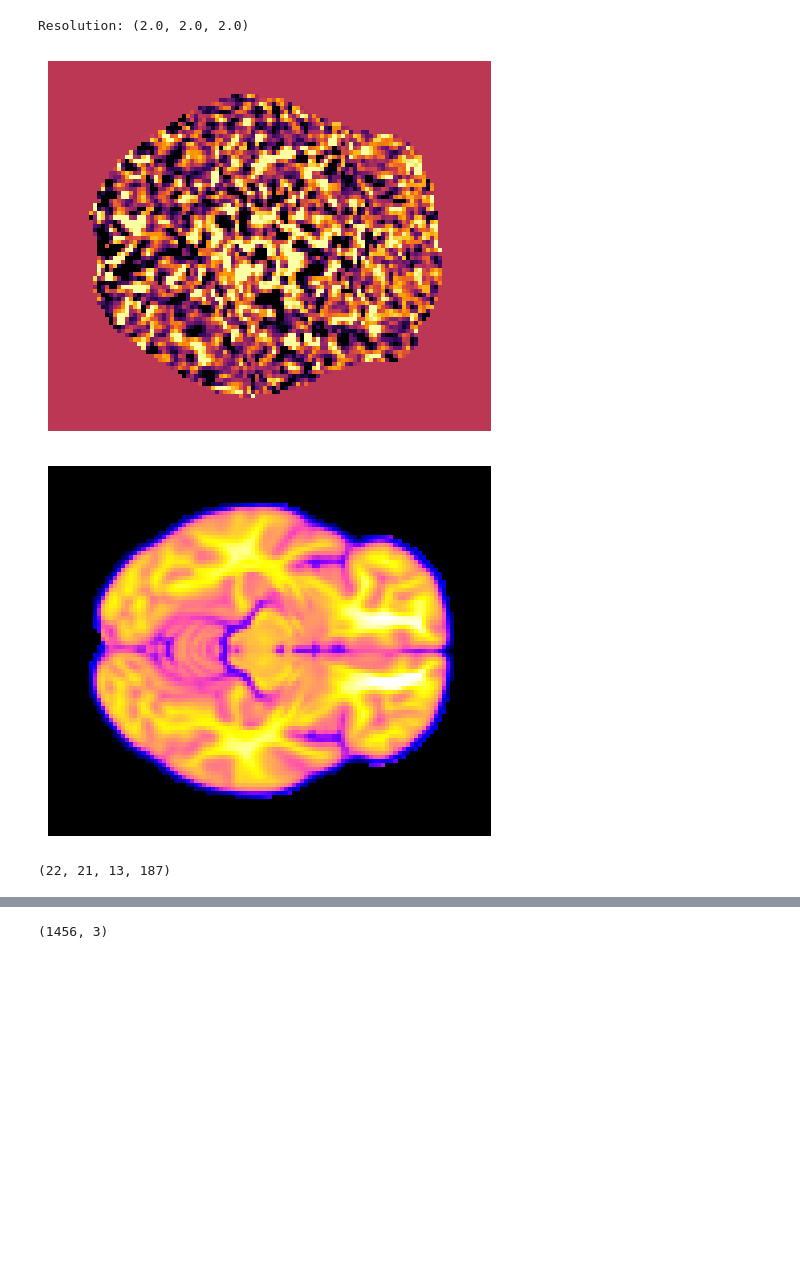
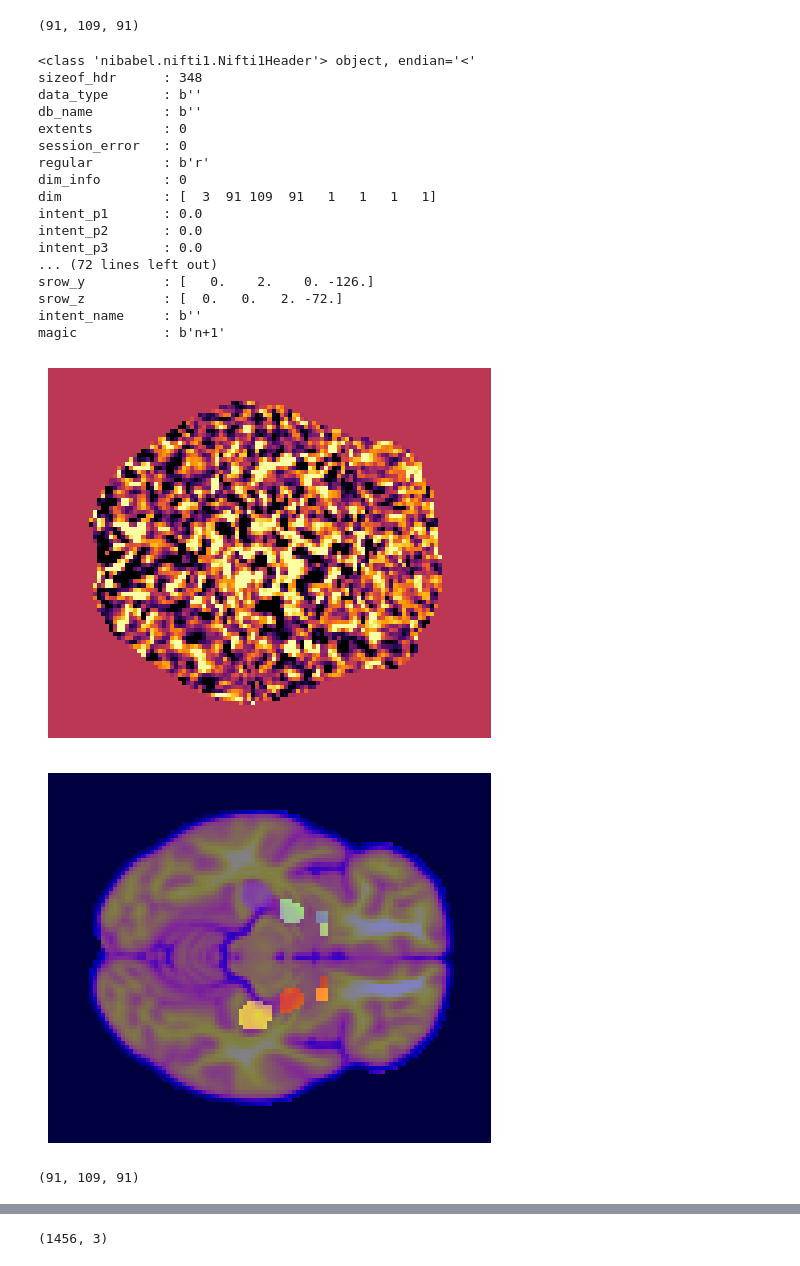
Before and after one commit to WilliamsPanLab/PsychedProps, a Jupyter notebook: scripts/imes4d_attempt.ipynb, the cells around one changed output, grey strips where cells are left out. Saved outputs shown, nothing was run; the diff lists cells and outputs as text; code cells hidden in the pictures; blank space fills up the shorter version.

```diff
--- a/scripts/imes4d_attempt.ipynb
+++ b/scripts/imes4d_attempt.ipynb
@@ -21,16 +24,20 @@ Resolution: (2.0, 2.0, 2.0, 1.0)
 # %%
 import matplotlib.pyplot as plt
+#nifti_data.shape
+segmentation_data.shape
+# %% [output]
+(91, 109, 91)
 # %%
 # Define the bounding box coordinates
-y_start, y_end = 45, 66
-x_start, x_end = 33, 55
-z_start, z_end = 33, 46
+y_start, y_end = 43, 64
+x_start, x_end = 33, 57
+z_start, z_end = 34, 46
 
 # Extract the spatial subset
 subset = nifti_data[x_start:x_end, y_start:y_end, z_start:z_end,:]
 
 # and plot slices on MNI to clarify exactly what space is being inquiried
-mni_path = '/Users/adam/Downloads/MNI152_T1_2mm_Brain.nii.gz'
+mni_path = '/Users/panlab/Downloads/MNI152_T1_2mm_Brain.nii.gz'
 # Load the NIfTI file
 mni_image = nib.load(mni_path)
 mni_data=mni_image.get_fdata()
@@ -40,25 +47,42 @@ mnisubset = mni_data[x_start:x_end, y_start:y_end, z_start:z_end]
 # Get the header from the NIfTI image
 nifti_header = mni_image.header
 
-# Retrieve the resolution
-resolution = nifti_header.get_zooms()
-
-# Print the resolution
-print("Resolution:", resolution)
-
-# Plot the central slice along the z-axis (assuming it's the axial plane)
-z_slice = 30
-plt.imshow(nifti_data[:, :, z_slice,0], cmap='inferno',vmin=-10, vmax=10)
-plt.axis('off')
-plt.show()
-
-plt.imshow(mni_data[:, :, z_slice], cmap='gnuplot2',vmin=0,vmax=8000)
-plt.axis('off')
-plt.show()
-
-subset.shape
+# compare segmentation header and mni header
+print(nifti_header)
+nifti_header = segmentation_image.header
+print(nifti_header)
 # %% [output]
-Resolution: (2.0, 2.0, 2.0)
+<class 'nibabel.nifti1.Nifti1Header'> object, endian='<'
+sizeof_hdr      : 348
+data_type       : b''
+db_name         : b''
+extents         : 0
+session_error   : 0
+regular         : b'r'
+dim_info        : 0
+dim             : [  3  91 109  91   1   1   1   1]
+intent_p1       : 0.0
+intent_p2       : 0.0
+intent_p3       : 0.0
+... (72 lines left out)
+srow_y          : [   0.    2.    0. -126.]
+srow_z          : [  0.   0.   2. -72.]
+intent_name     : b''
+magic           : b'n+1'
-[figure, removed]
-[figure, removed]
-(22, 21, 13, 187)
+# %%
+# Plot the central slice along the z-axis (assuming it's the axial plane)
+z_slice = 30
+plt.imshow(nifti_data[:, :, z_slice,0], cmap='inferno',vmin=-10, vmax=10)
+plt.axis('off')
+plt.show()
+
+plt.imshow(mni_data[:, :, z_slice], cmap='gnuplot2',vmin=0,vmax=8000)
+plt.axis('off')
+plt.imshow(segmentation_data[:, :, z_slice], cmap='jet', alpha=0.5)
+plt.show()
+
+segmentation_data.shape
+# %% [output]
+[figure, added]
+[figure, added]
+(91, 109, 91)
```
Also changed, not shown: parts of 14 cells of this notebook, 1 other file.
